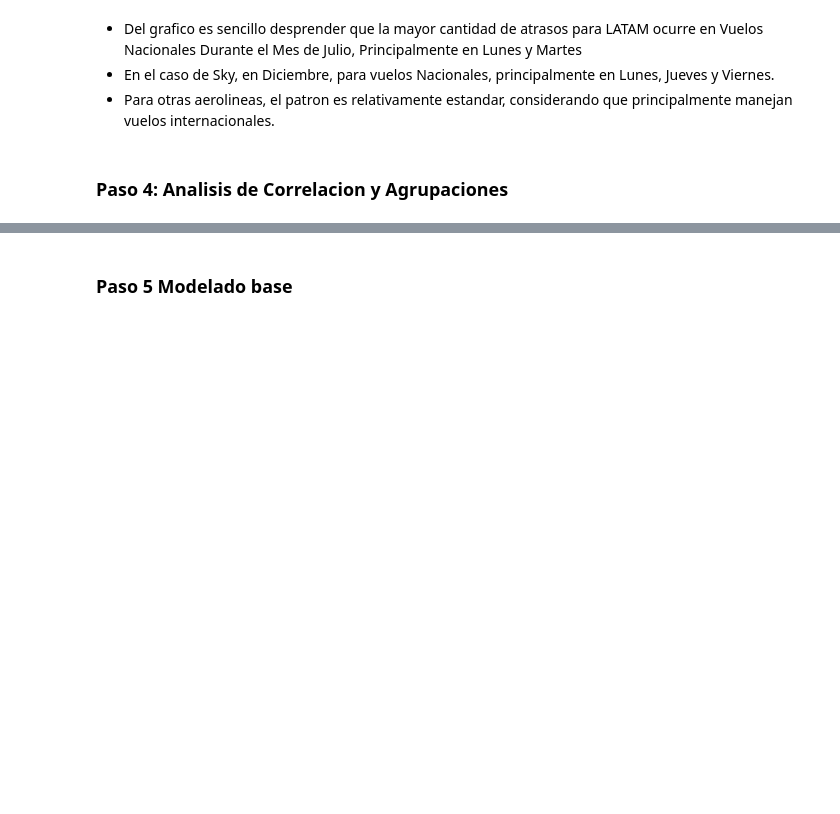
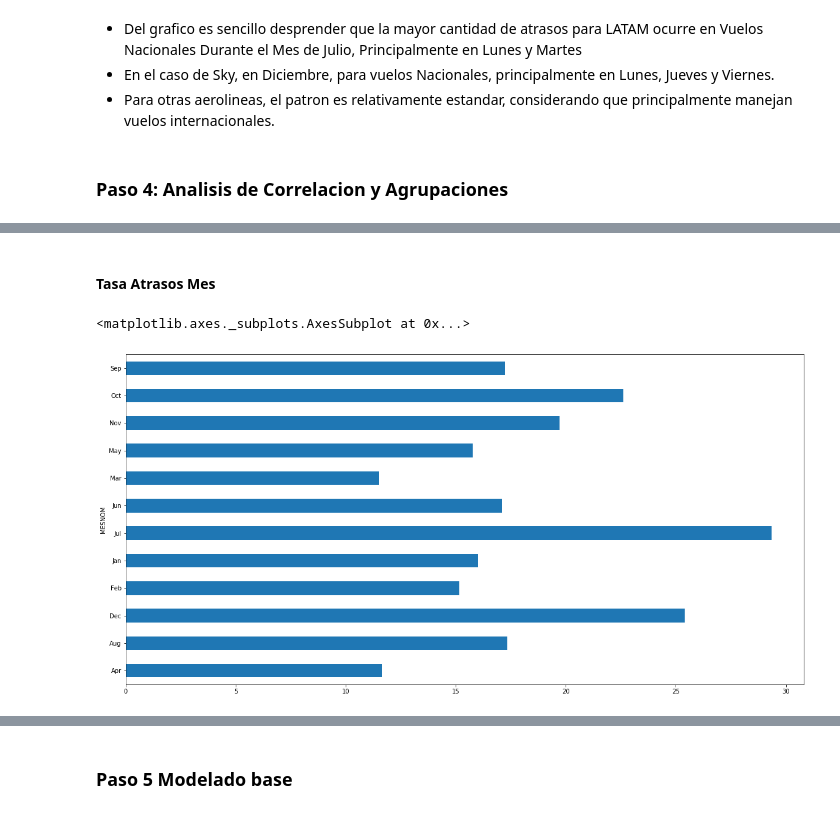
Before and after one commit to razorhedge/latam-ds-challenge, a Jupyter notebook: Notebooks/solution.ipynb, the cells around one changed output, grey strips where cells are left out. Drawn from its saved outputs; the diff is of its cells as text; code cells hidden in the pictures; blank space fills up the shorter version.

```diff
--- a/Notebooks/solution.ipynb
+++ b/Notebooks/solution.ipynb
@@ -183,0 +222,9 @@ fig.show()
+# %% [markdown]
+#### Tasa Atrasos Mes
+# %%
+matriz_vuelos = create_tardiness_metric(matriz_vuelos, 'MESNOM', column_name='TasaAtrasosMes%')
+plt.figure(figsize = (20,10))
+matriz_vuelos.groupby('MESNOM')['TasaAtrasosMes%'].max().plot.barh()
+# %% [output]
+<matplotlib.axes._subplots.AxesSubplot at 0x...>
+[figure, added]
```
Also changed, not shown: parts of 30 cells of this notebook, 1 other file.
